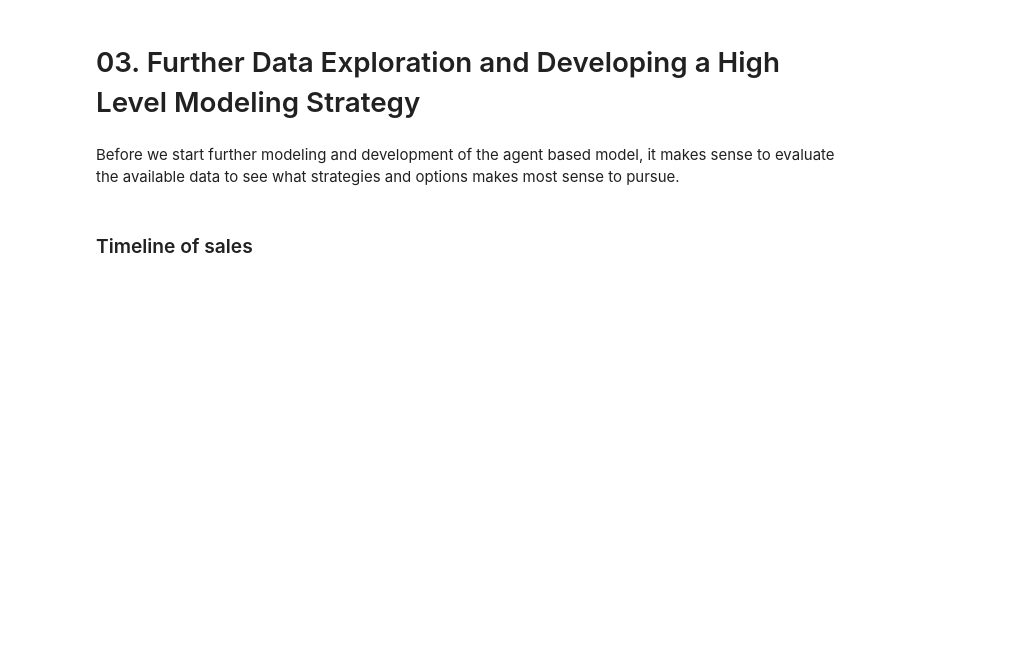
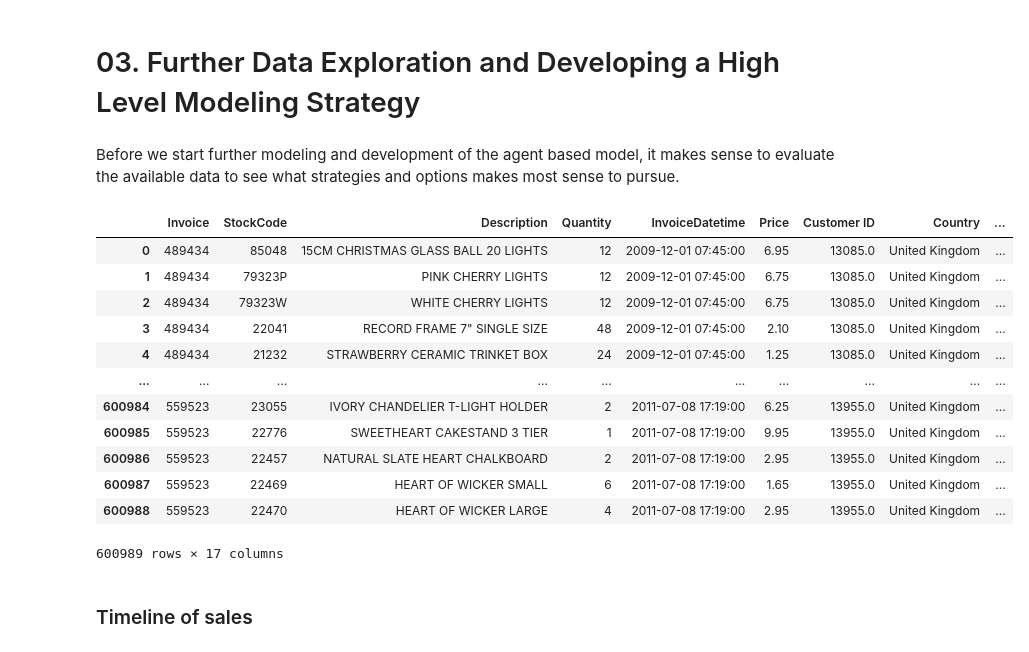
Before and after one commit to hcekne/abt-ds, a Jupyter notebook: notebooks/03_HighLevelStrategy.ipynb, the cells around one changed output. Cells and saved outputs as stored; diff of their text form; code cells hidden in the pictures; blank space fills up the shorter version.

```diff
--- a/notebooks/03_HighLevelStrategy.ipynb
+++ b/notebooks/03_HighLevelStrategy.ipynb
@@ -19,3 +23,19 @@ validation_data = pd.read_feather('/home/hcekne/data/online_retail_ii/validation
+# %%
+training_data
+# %% [output]
+|  | Invoice | StockCode | Description | Quantity | InvoiceDatetime | Price | Customer ID | Country | ... |
+| 0 | 489434 | 85048 | 15CM CHRISTMAS GLASS BALL 20 LIGHTS | 12 | 2009-12-01 07:45:00 | 6.95 | 13085.0 | United Kingdom | ... |
+| 1 | 489434 | 79323P | PINK CHERRY LIGHTS | 12 | 2009-12-01 07:45:00 | 6.75 | 13085.0 | United Kingdom | ... |
+| 2 | 489434 | 79323W | WHITE CHERRY LIGHTS | 12 | 2009-12-01 07:45:00 | 6.75 | 13085.0 | United Kingdom | ... |
+| 3 | 489434 | 22041 | RECORD FRAME 7" SINGLE SIZE | 48 | 2009-12-01 07:45:00 | 2.10 | 13085.0 | United Kingdom | ... |
+| 4 | 489434 | 21232 | STRAWBERRY CERAMIC TRINKET BOX | 24 | 2009-12-01 07:45:00 | 1.25 | 13085.0 | United Kingdom | ... |
+| ... | ... | ... | ... | ... | ... | ... | ... | ... | ... |
+| 600984 | 559523 | 23055 | IVORY CHANDELIER T-LIGHT HOLDER | 2 | 2011-07-08 17:19:00 | 6.25 | 13955.0 | United Kingdom | ... |
+| 600985 | 559523 | 22776 | SWEETHEART CAKESTAND 3 TIER | 1 | 2011-07-08 17:19:00 | 9.95 | 13955.0 | United Kingdom | ... |
+| 600986 | 559523 | 22457 | NATURAL SLATE HEART CHALKBOARD | 2 | 2011-07-08 17:19:00 | 2.95 | 13955.0 | United Kingdom | ... |
+| 600987 | 559523 | 22469 | HEART OF WICKER SMALL | 6 | 2011-07-08 17:19:00 | 1.65 | 13955.0 | United Kingdom | ... |
+| 600988 | 559523 | 22470 | HEART OF WICKER LARGE | 4 | 2011-07-08 17:19:00 | 2.95 | 13955.0 | United Kingdom | ... |
+600989 rows × 17 columns
 # %% [markdown]
 ### Timeline of sales
 # %%
```
Also changed, not shown: parts of 6 cells of this notebook, 14 other files.
